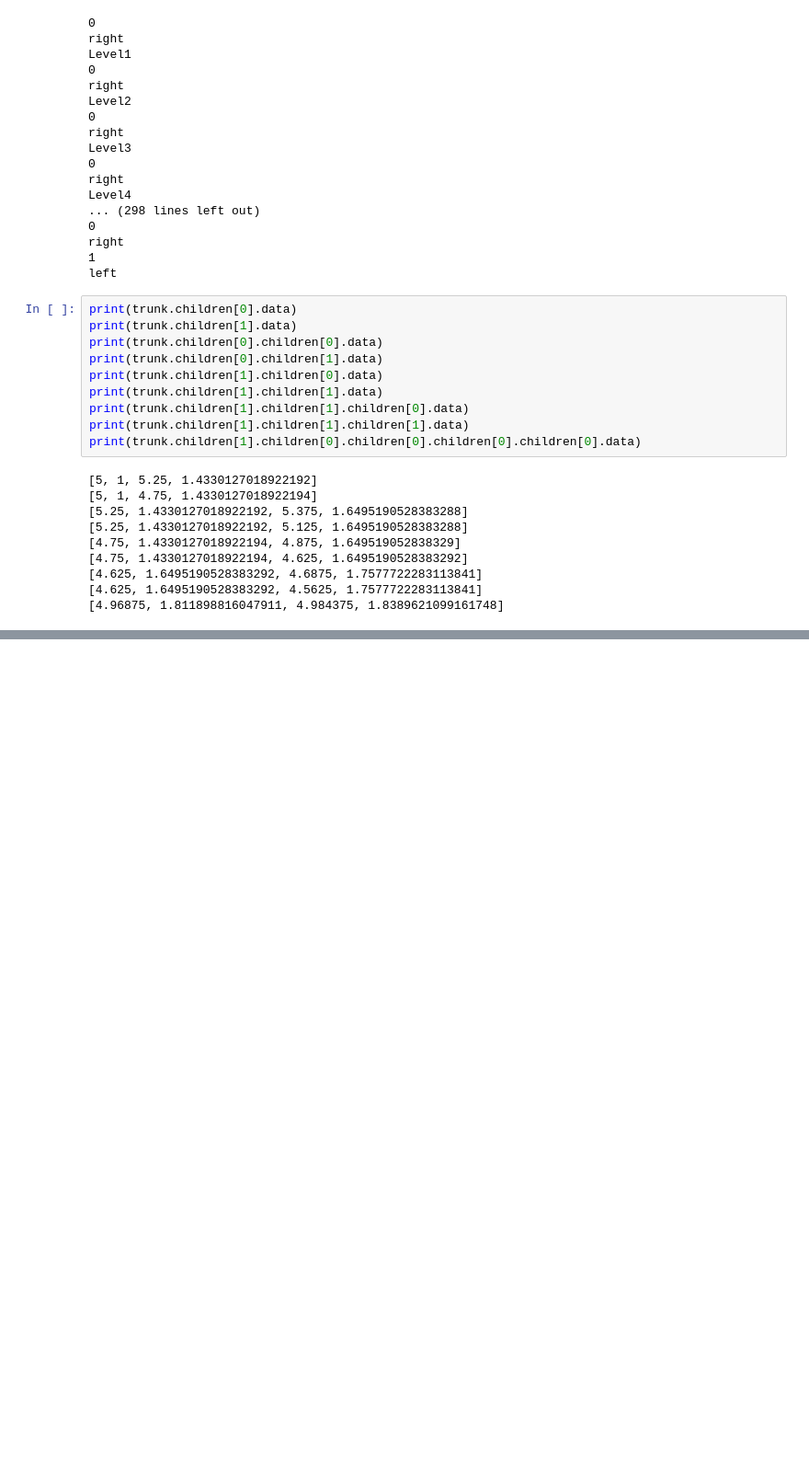
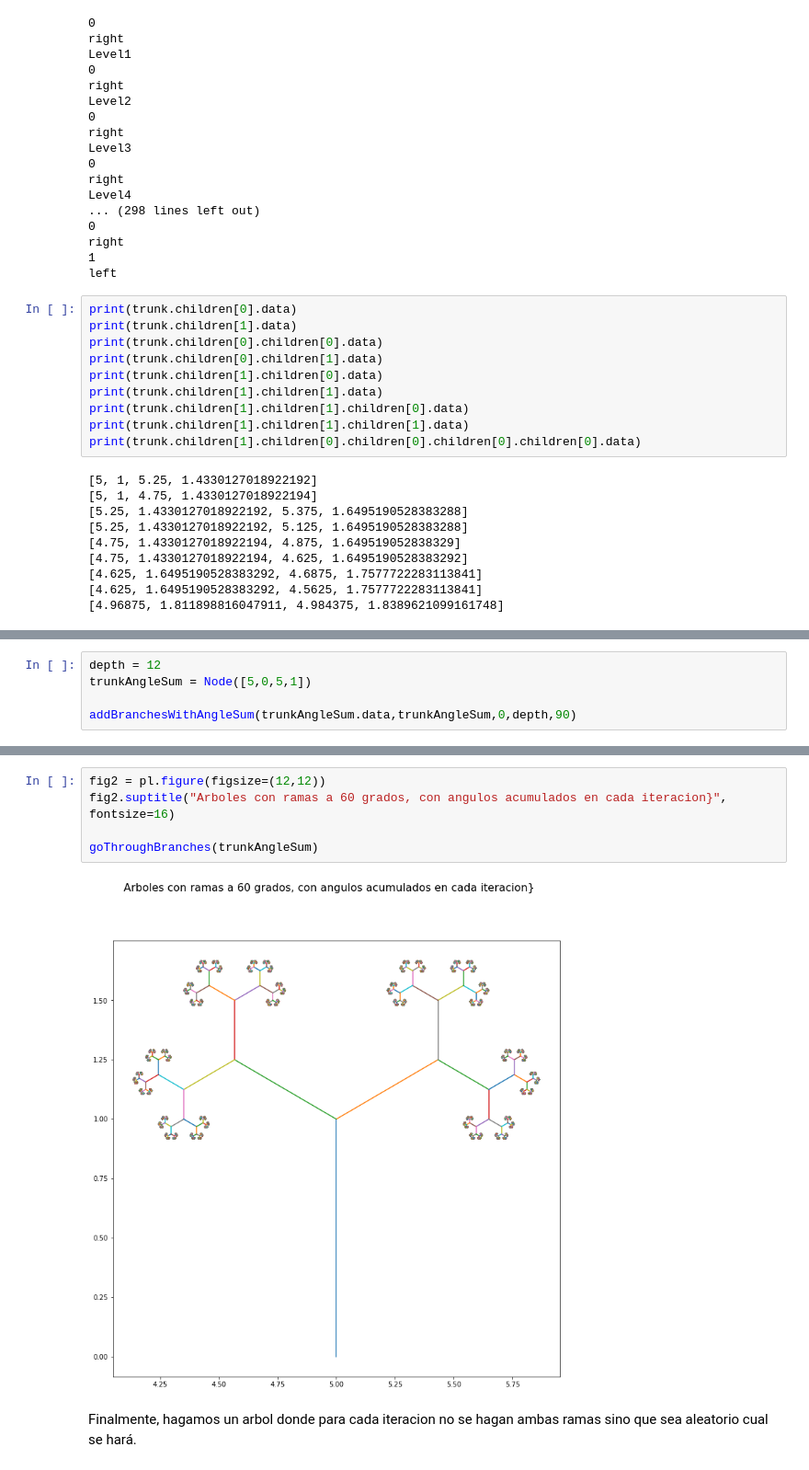
Before and after one commit to AlejandroFNadal/Fractales, a Jupyter notebook: Arboles.ipynb, the cells around one changed output, grey strips where cells are left out. Shown at 92% size. Saved outputs shown, nothing was run; the diff lists cells and outputs as text; blank space fills up the shorter version.

```diff
--- a/Arboles.ipynb
+++ b/Arboles.ipynb
@@ -101,0 +135,5 @@ goThroughBranches(trunk)
+# %%
+depth = 12
+trunkAngleSum = Node([5,0,5,1])
+
+addBranchesWithAngleSum(trunkAngleSum.data,trunkAngleSum,0,depth,90)
@@ -101,0 +158,9 @@ goThroughBranches(trunk)
+# %%
+fig2 = pl.figure(figsize=(12,12))
+fig2.suptitle("Arboles con ramas a 60 grados, con angulos acumulados en cada iteracion}", fontsize=16)
+
+goThroughBranches(trunkAngleSum)
+# %% [output]
+[figure, added]
+# %% [markdown]
+Finalmente, hagamos un arbol donde para cada iteracion no se hagan ambas ramas sino que sea aleatorio cual se hará.
```
Also changed, not shown: parts of 13 cells of this notebook, 3 other files.
